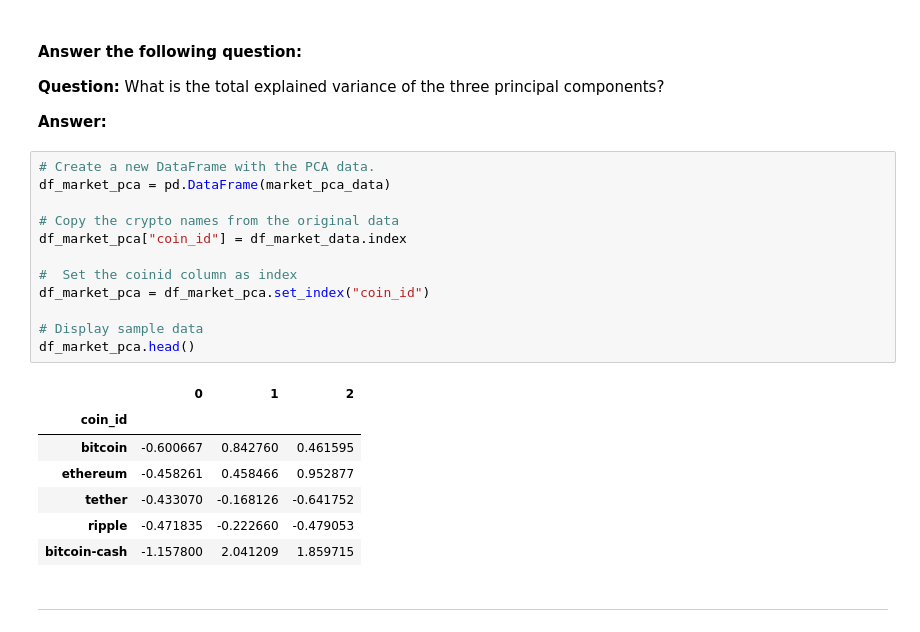
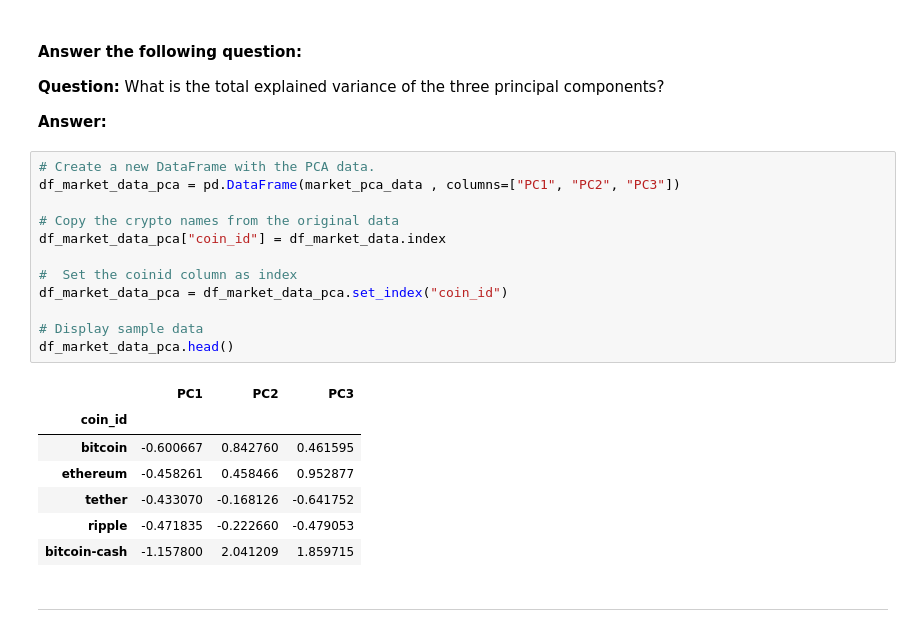
Before and after one commit to tralsto/CryptoClustering, a Jupyter notebook: Crypto_Clustering_starter_code.ipynb, the cells around one changed output. Cells and saved outputs as stored; diff of their text form.

```diff
--- a/Crypto_Clustering_starter_code.ipynb
+++ b/Crypto_Clustering_starter_code.ipynb
@@ -219,18 +219,18 @@ array([0.3719856 , 0.34700813, 0.17603793])
 **Answer:**
 # %%
 # Create a new DataFrame with the PCA data.
-df_market_pca = pd.DataFrame(market_pca_data)
+df_market_data_pca = pd.DataFrame(market_pca_data , columns=["PC1", "PC2", "PC3"])
 
 # Copy the crypto names from the original data
-df_market_pca["coin_id"] = df_market_data.index
+df_market_data_pca["coin_id"] = df_market_data.index
 
 #  Set the coinid column as index
-df_market_pca = df_market_pca.set_index("coin_id")
+df_market_data_pca = df_market_data_pca.set_index("coin_id")
 
 # Display sample data
-df_market_pca.head()
+df_market_data_pca.head()
 # %% [output]
-|  | 0 | 1 | 2 |
+|  | PC1 | PC2 | PC3 |
 | coin_id |  |  |  |
 | bitcoin | -0.600667 | 0.842760 | 0.461595 |
 | ethereum | -0.458261 | 0.458466 | 0.952877 |
```
Also changed, not shown: parts of 11 cells of this notebook.
